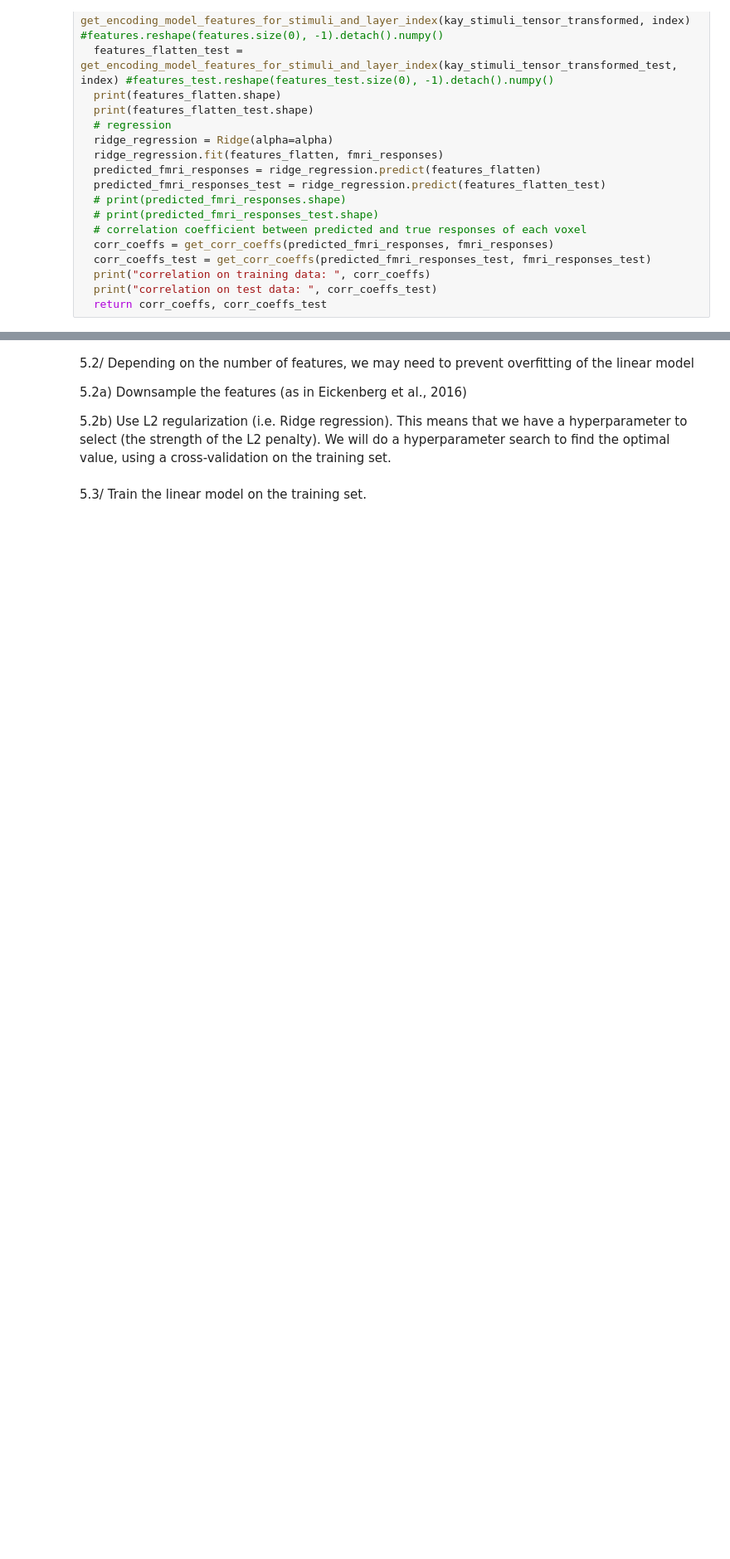
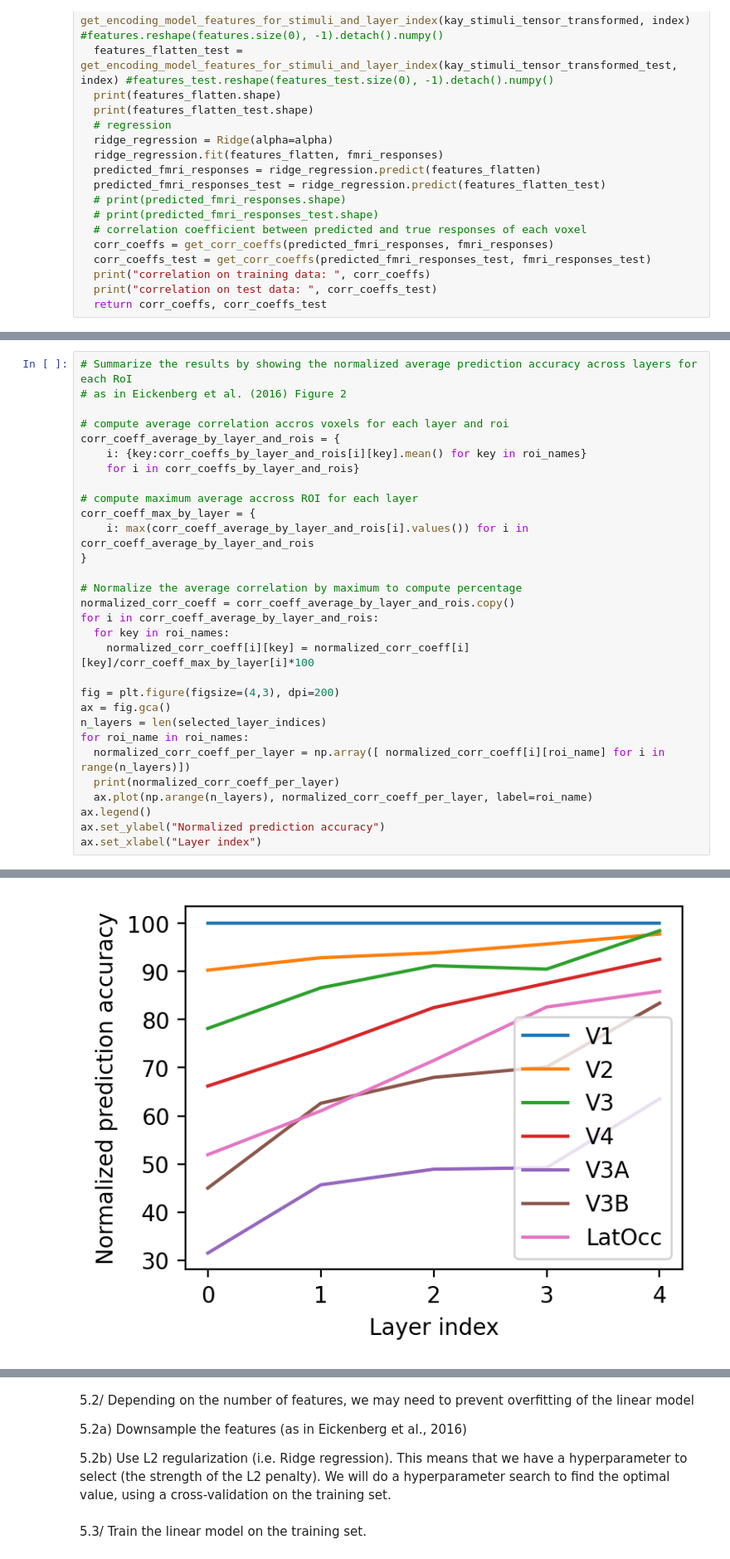
Before and after one commit to cedricfoucault/NMA-DL2021_deepfMRI, a Jupyter notebook: build_encoding_model.ipynb, the cells around one changed output, grey strips where cells are left out. Shown at 83% size. Cells and saved outputs as stored; diff of their text form; blank space fills up the shorter version.

```diff
--- a/build_encoding_model.ipynb
+++ b/build_encoding_model.ipynb
@@ -1473,0 +439,31 @@ for i in range(len(corr_coeffs_test_by_layer)):
+# %%
+# Summarize the results by showing the normalized average prediction accuracy across layers for each RoI
+# as in Eickenberg et al. (2016) Figure 2
+
+# compute average correlation accros voxels for each layer and roi
+corr_coeff_average_by_layer_and_rois = {
+    i: {key:corr_coeffs_by_layer_and_rois[i][key].mean() for key in roi_names}
+    for i in corr_coeffs_by_layer_and_rois}
+
+# compute maximum average accross ROI for each layer
+corr_coeff_max_by_layer = {
+    i: max(corr_coeff_average_by_layer_and_rois[i].values()) for i in corr_coeff_average_by_layer_and_rois
+}
+
+# Normalize the average correlation by maximum to compute percentage
+normalized_corr_coeff = corr_coeff_average_by_layer_and_rois.copy()
+for i in corr_coeff_average_by_layer_and_rois:
+  for key in roi_names:
+    normalized_corr_coeff[i][key] = normalized_corr_coeff[i][key]/corr_coeff_max_by_layer[i]*100
+
+fig = plt.figure(figsize=(4,3), dpi=200)
+ax = fig.gca()
+n_layers = len(selected_layer_indices)
+for roi_name in roi_names:
+  normalized_corr_coeff_per_layer = np.array([ normalized_corr_coeff[i][roi_name] for i in range(n_layers)])
+  print(normalized_corr_coeff_per_layer)
+  ax.plot(np.arange(n_layers), normalized_corr_coeff_per_layer, label=roi_name)
+ax.legend()
+ax.set_ylabel("Normalized prediction accuracy")
+ax.set_xlabel("Layer index")
+# %% [output]
@@ -1473,0 +478 @@ for i in range(len(corr_coeffs_test_by_layer)):
+[figure, added]
```
Also changed, not shown: parts of 17 cells of this notebook.
